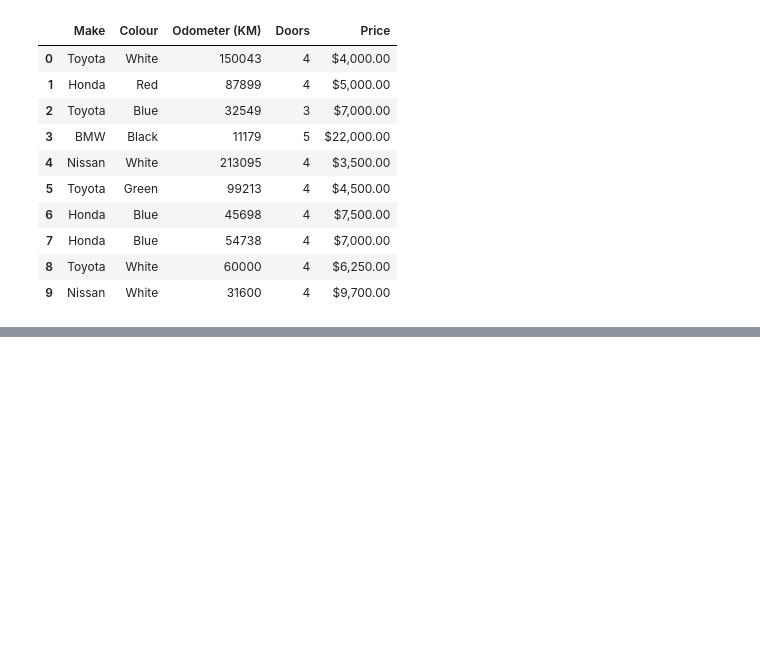
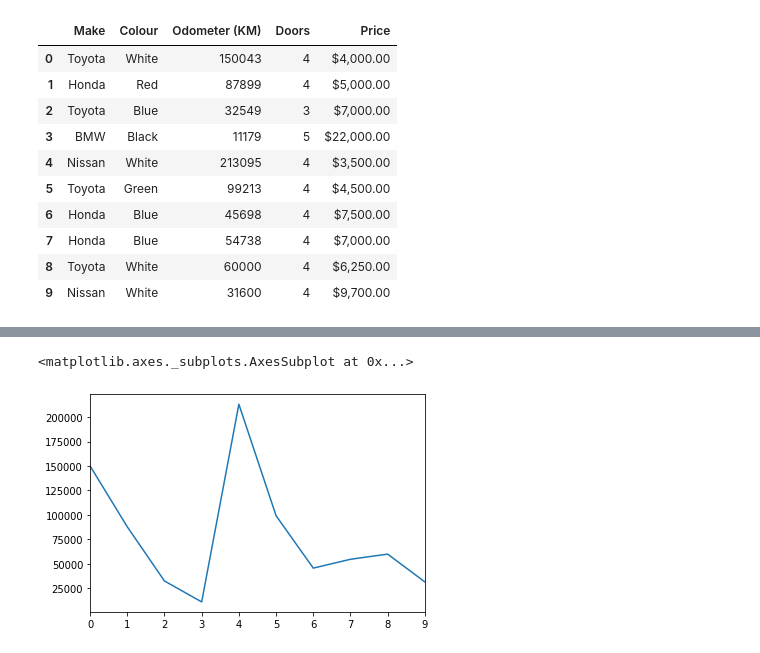
Before and after one commit to chesterheng/machinelearning-datascience, a Jupyter notebook: sample-project/introduction-to-pandas.ipynb, the cells around one changed output, grey strips where cells are left out. Cells and saved outputs as stored; diff of their text form; code cells hidden in the pictures; blank space fills up the shorter version.

```diff
--- a/sample-project/introduction-to-pandas.ipynb
+++ b/sample-project/introduction-to-pandas.ipynb
@@ -188,0 +402,5 @@ car_sales
+# %%
+car_sales["Odometer (KM)"].plot()
+# %% [output]
+<matplotlib.axes._subplots.AxesSubplot at 0x...>
+[figure, added]
```
Also changed, not shown: parts of 29 cells of this notebook, 2 other files.
